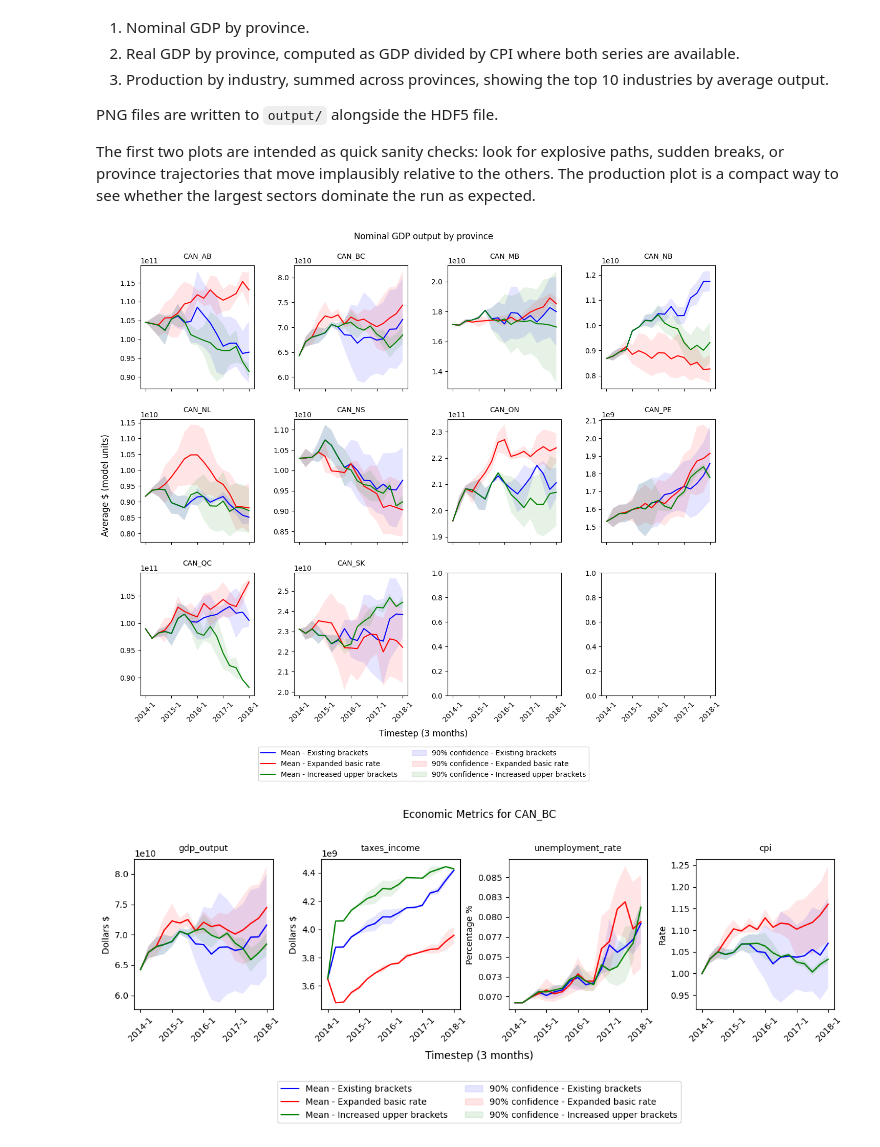
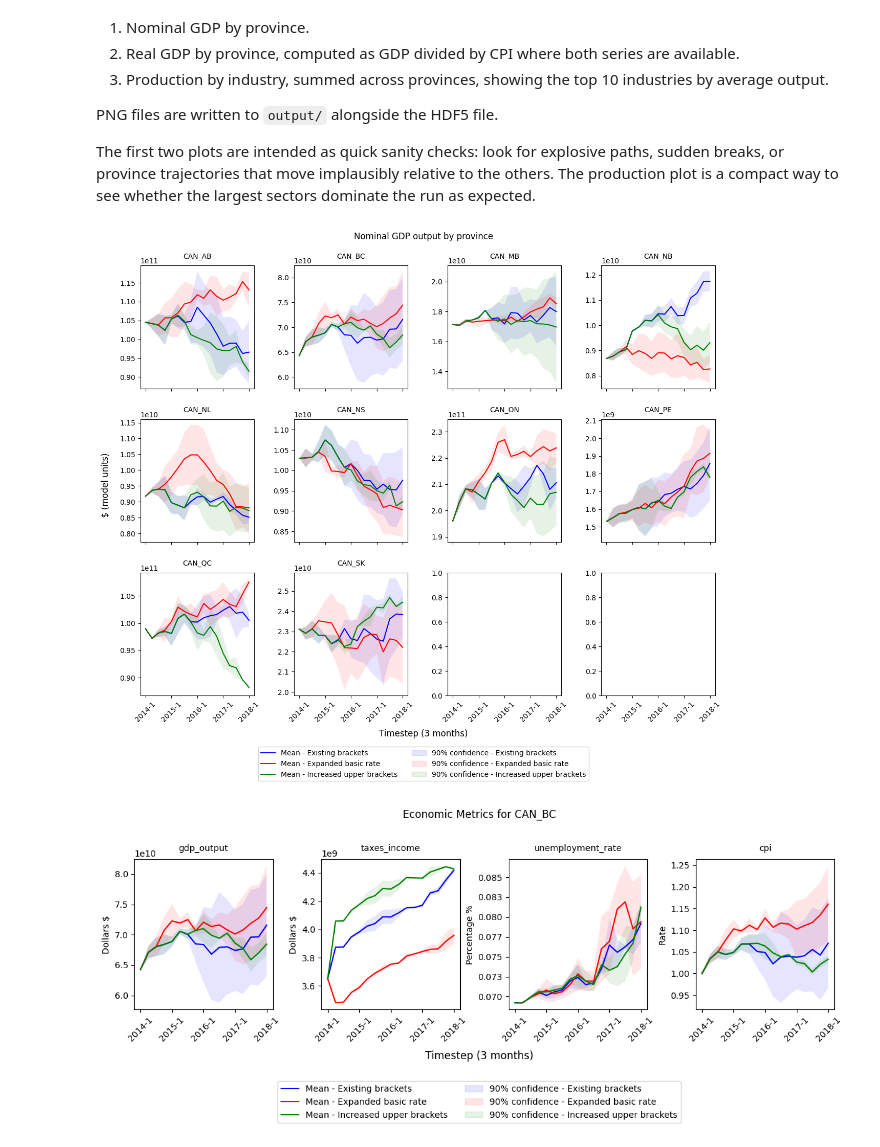
Before and after one commit to bcgov/macroabm-ca, a Jupyter notebook: scenarios/pit_basic_multiseed.ipynb, the cells around one changed output. Saved outputs shown, nothing was run; the diff lists cells and outputs as text; code cells hidden in the pictures.

```diff
--- a/scenarios/pit_basic_multiseed.ipynb
+++ b/scenarios/pit_basic_multiseed.ipynb
@@ -1239,7 +1239,7 @@ figure.subplots_adjust(wspace=0.35, hspace=0.25)
 
 ### describe graph
 figure.suptitle(f"Nominal GDP output by province", y=1.05)
-figure.supylabel("Average $ (model units)", x=-0.025)
+figure.supylabel("$ (model units)", x=-0.025)
 figure.supxlabel("Timestep (3 months)", y=-0.05)
 
 provinces = PROVINCE_LABELS.keys()
@@ -1296,34 +1296,34 @@ for province in provinces:
         axis[row][column].set_title(province, fontsize=10, pad=10)
 
         i_province += 1
 
 # set axis parameters across subplots
 for row in range(num_rows):
     for column in range(num_columns):
         axis[row][column].tick_params("x", rotation=45)
         axis[row][column].set_xticks(ts_time[::xtick_freq])
 
 # build legend
 legend_labels = []
 for i in range(len(scenario_labels)):
     legend_labels.append("Mean - " + scenario_labels[i])
 for i in range(len(scenario_labels)):
     legend_labels.append("90% confidence - " + scenario_labels[i])
 legend_lines = []
 for i in range(n_scenarios):
     legend_lines.append(Line2D([0], [0], color = COLOURS[i]))
 for i in range(len(COLOURS)):
     legend_lines.append(mpatches.Patch(color=COLOURS[i], alpha=0.1))
 figure.legend(
     legend_lines, legend_labels, bbox_to_anchor = (0.5,-0.15), loc="lower center", ncol=int(2)
 )
 
 # output results
 FILENAME = str(datetime.date.today()) + "_Seeds" + "_A_nominal_gdp_by_province_" + ".png"
 figure.savefig(OUTPUT_DIRECTORY / FILENAME, bbox_inches='tight')
 plt.show()
 # %% [output]
-[figure, old version]
+[figure, new version]
 # %%
 ### plot multiple variables for a single jurisdiction
 
```
Also changed, not shown: parts of 19 cells of this notebook.
